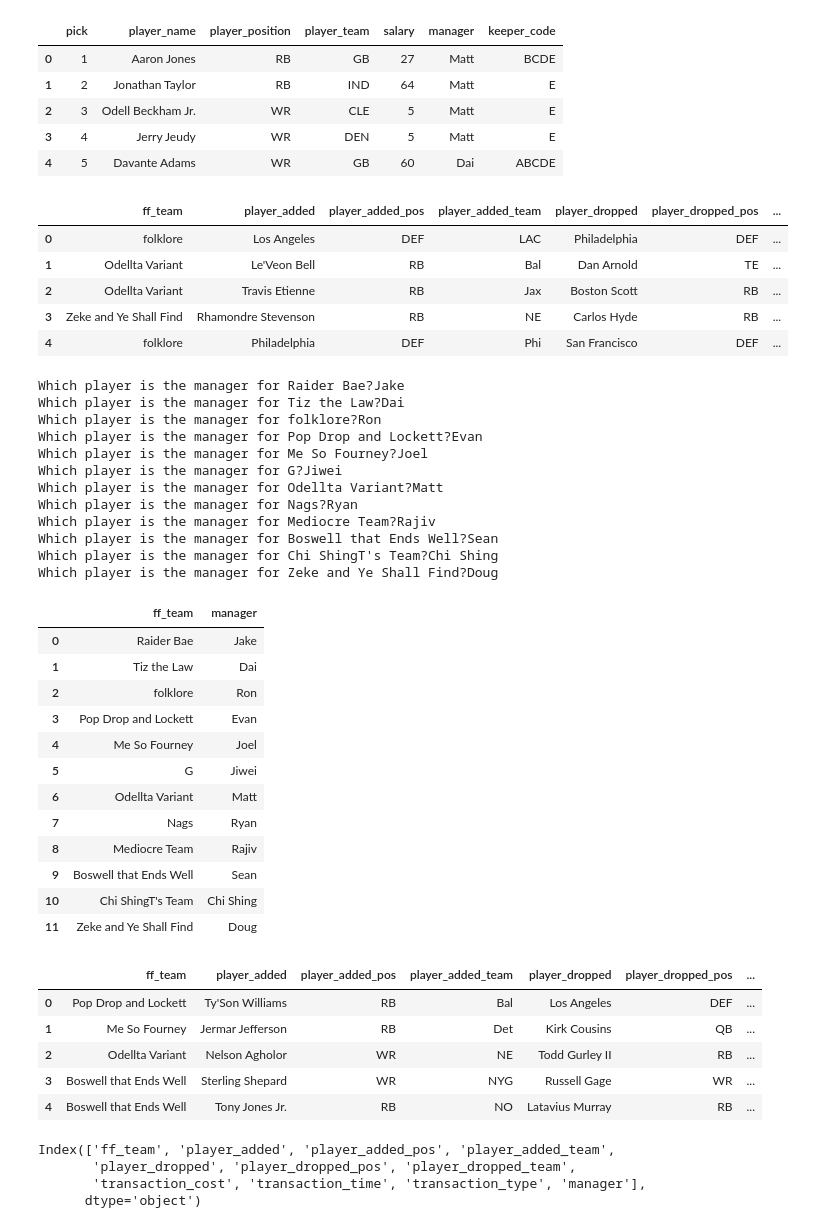
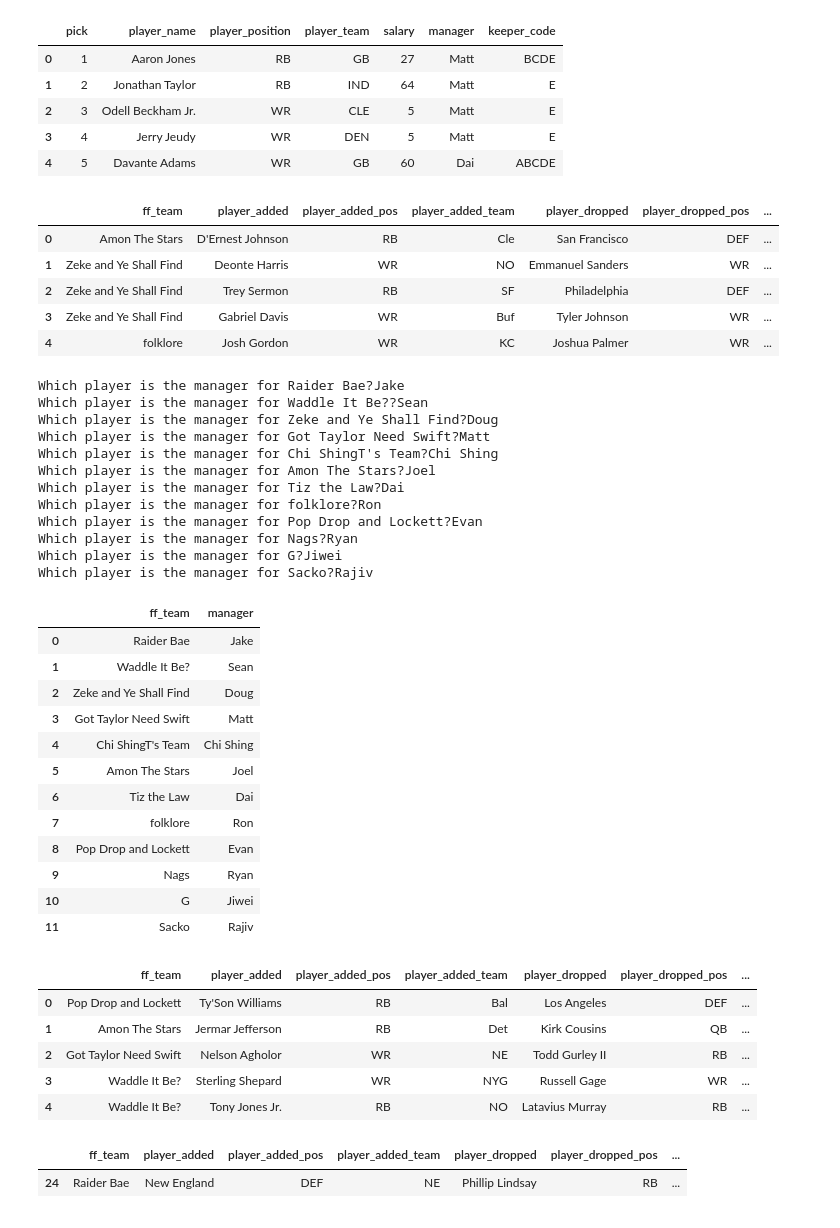
Before and after one commit to dougyd92/fantasy-football, a Jupyter notebook: yahoo_keeper_2021/yahoo_ff_2021.ipynb, the cells around one changed output. Cells and saved outputs as stored; diff of their text form; code cells hidden in the pictures.

```diff
--- a/yahoo_keeper_2021/yahoo_ff_2021.ipynb
+++ b/yahoo_keeper_2021/yahoo_ff_2021.ipynb
@@ -28,7 +28,7 @@ options.add_argument('--ignore-certificate-errors')
 transaction_list = []
 driver = webdriver.Chrome('C:\\Users\\mcyee\\Desktop\\yahoo_keeper_2021\\chromedriver.exe')
 
-for n in np.arange(0, 20):
+for n in np.arange(0, 40):
     try:
         p = str(n*25)
         driver.get("https://football.fantasysports.yahoo.com/f1/597209/transactions?transactionsfilter=all&count=" + p)
@@ -132,38 +132,38 @@ for n in np.arange(0, 20):
                     transaction_list.append(transaction_dict)
             elif str(td[2]).find("Traded to") != -1:
                 manager = td[3].find_all("span", {'class': 'Grid-u'})[0].find_all("a")[0].text
                 dt_transaction = td[3].find_all("span", {'class': 'F-timestamp'})[0].text
                 adds = td[1].find_all('a', {'target': 'sports'})
                 for a in range(len(adds)):
                     player_added = td[1].find_all("a", {'target': 'sports'})[a].text
                     player_added_team = td[1].find_all('span', {'class': 'F-position'})[a].text.split(' - ')[0]
                     player_added_pos = td[1].find_all('span', {'class': 'F-position'})[a].text.split(' - ')[1]
                     transaction_dict = {
                         'transaction_type': 'trade',
                         'player_added': player_added,
                         'player_added_team': player_added_team,
                         'player_added_pos': player_added_pos,
                         'player_dropped': 'N/A',
                         'player_dropped_team': "N/A",
                         'player_dropped_pos': "N/A",
                         'ff_team': manager,
                         'transaction_time': dt_transaction,
                         'transaction_cost': 0
                     }
                     transaction_list.append(transaction_dict)
     except:
         pass
 
 driver.quit()
 transaction_df = pd.DataFrame(transaction_list)
 transaction_df.head()
 # %% [output]
 |  | ff_team | player_added | player_added_pos | player_added_team | player_dropped | player_dropped_pos | ... |
-| 0 | folklore | Los Angeles | DEF | LAC | Philadelphia | DEF | ... |
-| 1 | Odellta Variant | Le'Veon Bell | RB | Bal | Dan Arnold | TE | ... |
-| 2 | Odellta Variant | Travis Etienne | RB | Jax | Boston Scott | RB | ... |
-| 3 | Zeke and Ye Shall Find | Rhamondre Stevenson | RB | NE | Carlos Hyde | RB | ... |
-| 4 | folklore | Philadelphia | DEF | Phi | San Francisco | DEF | ... |
+| 0 | Amon The Stars | D'Ernest Johnson | RB | Cle | San Francisco | DEF | ... |
+| 1 | Zeke and Ye Shall Find | Deonte Harris | WR | NO | Emmanuel Sanders | WR | ... |
+| 2 | Zeke and Ye Shall Find | Trey Sermon | RB | SF | Philadelphia | DEF | ... |
+| 3 | Zeke and Ye Shall Find | Gabriel Davis | WR | Buf | Tyler Johnson | WR | ... |
+| 4 | folklore | Josh Gordon | WR | KC | Joshua Palmer | WR | ... |
 # %%
 manager_list = []
 for m in list(set(transaction_df['ff_team'])):
@@ -177,33 +177,37 @@ manager_df = pd.DataFrame(manager_list)
 manager_df
 # %% [output]
 Which player is the manager for Raider Bae?Jake
+Which player is the manager for Waddle It Be??Sean
+Which player is the manager for Zeke and Ye Shall Find?Doug
+Which player is the manager for Got Taylor Need Swift?Matt
+Which player is the manager for Chi ShingT's Team?Chi Shing
+Which player is the manager for Amon The Stars?Joel
 Which player is the manager for Tiz the Law?Dai
 Which player is the manager for folklore?Ron
 Which player is the manager for Pop Drop and Lockett?Evan
-Which player is the manager for Me So Fourney?Joel
+Which player is the manager for Nags?Ryan
 Which player is the manager for G?Jiwei
-Which player is the manager for Odellta Variant?Matt
-Which player is the manager for Nags?Ryan
-Which player is the manager for Mediocre Team?Rajiv
-Which player is the manager for Boswell that Ends Well?Sean
-Which player is the manager for Chi ShingT's Team?Chi Shing
-Which player is the manager for Zeke and Ye Shall Find?Doug
+Which player is the manager for Sacko?Rajiv
 |  | ff_team | manager |
 | 0 | Raider Bae | Jake |
-| 1 | Tiz the Law | Dai |
-| 2 | folklore | Ron |
-| 3 | Pop Drop and Lockett | Evan |
-| 4 | Me So Fourney | Joel |
-| 5 | G | Jiwei |
-| 6 | Odellta Variant | Matt |
-| 7 | Nags | Ryan |
-| 8 | Mediocre Team | Rajiv |
-| 9 | Boswell that Ends Well | Sean |
-| 10 | Chi ShingT's Team | Chi Shing |
-| 11 | Zeke and Ye Shall Find | Doug |
+| 1 | Waddle It Be? | Sean |
+| 2 | Zeke and Ye Shall Find | Doug |
+| 3 | Got Taylor Need Swift | Matt |
+| 4 | Chi ShingT's Team | Chi Shing |
+| 5 | Amon The Stars | Joel |
+| 6 | Tiz the Law | Dai |
+| 7 | folklore | Ron |
+| 8 | Pop Drop and Lockett | Evan |
+| 9 | Nags | Ryan |
+| 10 | G | Jiwei |
+| 11 | Sacko | Rajiv |
 # %%
 transaction_df = pd.DataFrame(transaction_list)
-transaction_df['transaction_time'] = "2020 " + transaction_df['transaction_time']
+for i, r in transaction_df.iterrows():
+    if r['transaction_time'].find('Jan') != -1:
+        transaction_df.at[i, 'transaction_time'] = "2022 " + r['transaction_time']
+    else:
+        transaction_df.at[i, 'transaction_time'] = "2021 " + r['transaction_time']
 transaction_df['transaction_time'] = pd.to_datetime(transaction_df['transaction_time'], format="%Y %b %d, %I:%M %p")
 transaction_df = transaction_df.sort_values(by='transaction_time').reset_index(drop=True)
 transaction_df = transaction_df.merge(manager_df, on='ff_team', how='left')
@@ -212,14 +216,12 @@ transaction_df.head()
 # %% [output]
 |  | ff_team | player_added | player_added_pos | player_added_team | player_dropped | player_dropped_pos | ... |
 | 0 | Pop Drop and Lockett | Ty'Son Williams | RB | Bal | Los Angeles | DEF | ... |
-| 1 | Me So Fourney | Jermar Jefferson | RB | Det | Kirk Cousins | QB | ... |
-| 2 | Odellta Variant | Nelson Agholor | WR | NE | Todd Gurley II | RB | ... |
-| 3 | Boswell that Ends Well | Sterling Shepard | WR | NYG | Russell Gage | WR | ... |
-| 4 | Boswell that Ends Well | Tony Jones Jr. | RB | NO | Latavius Murray | RB | ... |
+| 1 | Amon The Stars | Jermar Jefferson | RB | Det | Kirk Cousins | QB | ... |
+| 2 | Got Taylor Need Swift | Nelson Agholor | WR | NE | Todd Gurley II | RB | ... |
+| 3 | Waddle It Be? | Sterling Shepard | WR | NYG | Russell Gage | WR | ... |
+| 4 | Waddle It Be? | Tony Jones Jr. | RB | NO | Latavius Murray | RB | ... |
-# %%
-transaction_df.columns
-# %% [output]
-Index(['ff_team', 'player_added', 'player_added_pos', 'player_added_team',
-       'player_dropped', 'player_dropped_pos', 'player_dropped_team',
-       'transaction_cost', 'transaction_time', 'transaction_type', 'manager'],
-      dtype='object')
+# %%
+transaction_df[24:25]
+# %% [output]
+|  | ff_team | player_added | player_added_pos | player_added_team | player_dropped | player_dropped_pos | ... |
+| 24 | Raider Bae | New England | DEF | NE | Phillip Lindsay | RB | ... |
```
Also changed, not shown: parts of 14 cells of this notebook, 4 other files.
